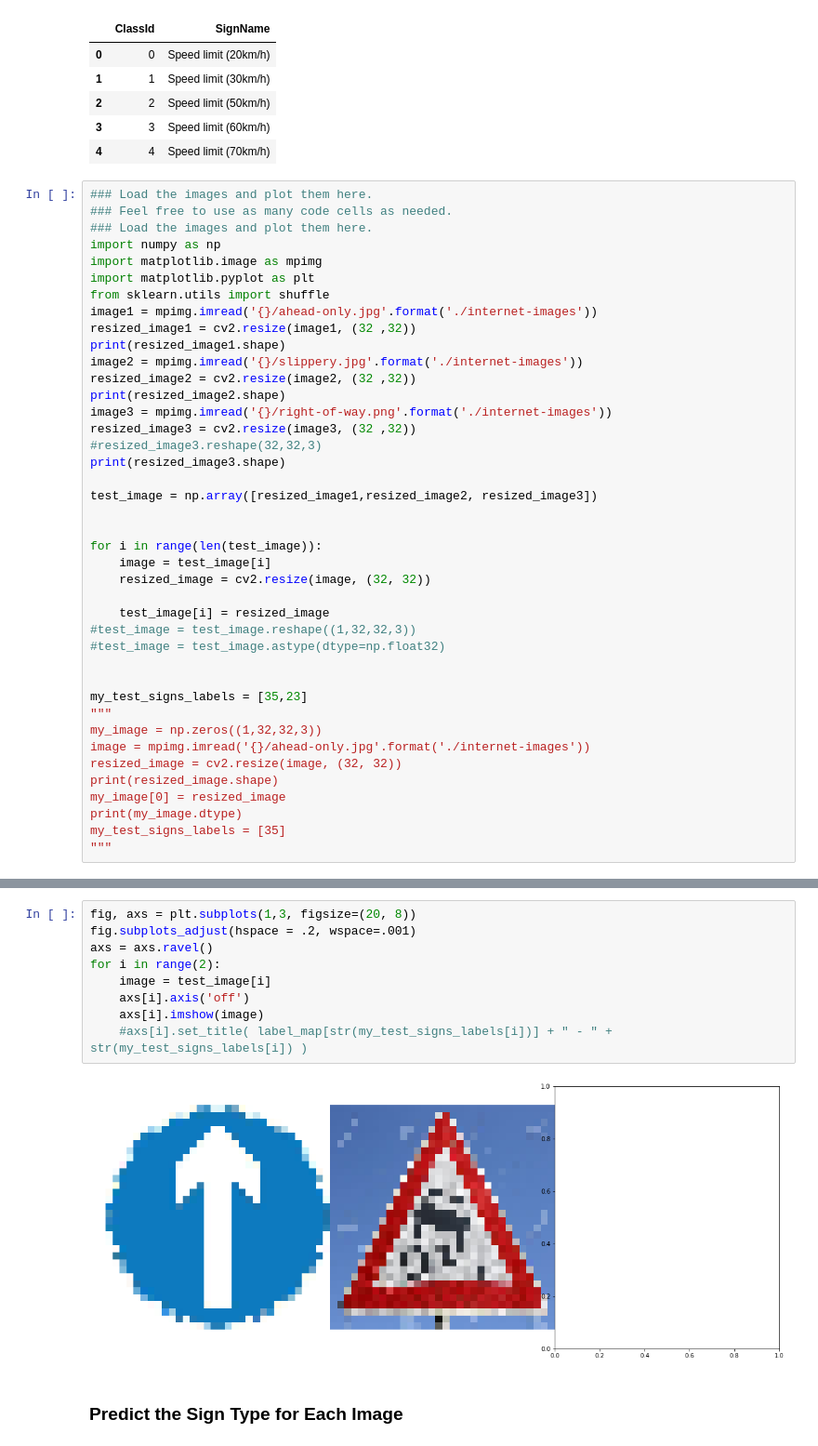
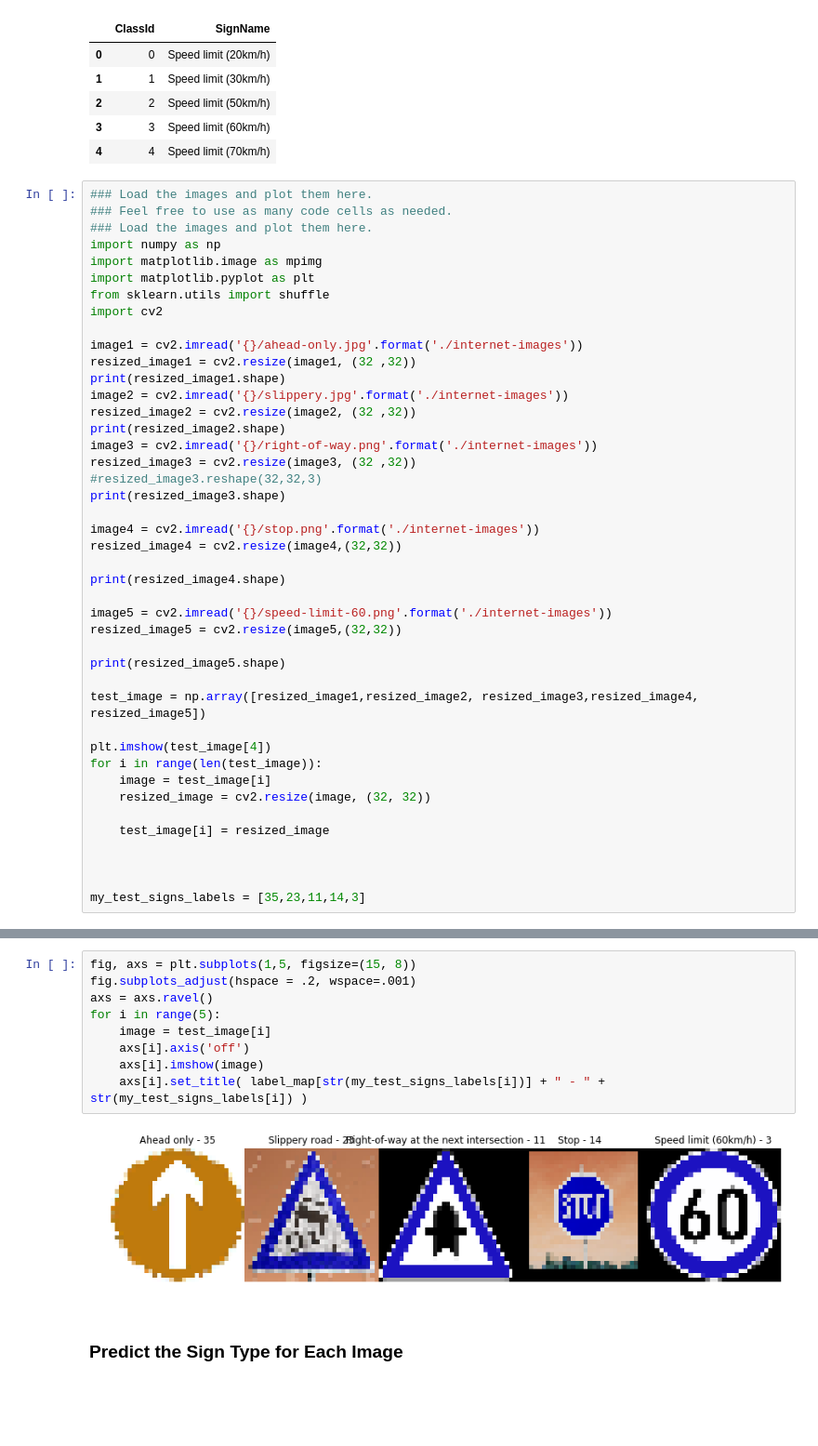
Before and after one commit to ashaik4/Traffic-Sign-Classifier-Project, a Jupyter notebook: Traffic_Sign_Classifier.ipynb, the cells around one changed output, grey strips where cells are left out. Shown: that part at 93% size. Saved outputs shown, nothing was run; the diff lists cells and outputs as text; blank space fills up the shorter version.

```diff
--- a/Traffic_Sign_Classifier.ipynb
+++ b/Traffic_Sign_Classifier.ipynb
@@ -537,39 +537,41 @@ import numpy as np
 import matplotlib.image as mpimg
 import matplotlib.pyplot as plt
 from sklearn.utils import shuffle
-image1 = mpimg.imread('{}/ahead-only.jpg'.format('./internet-images'))
+import cv2
+
+image1 = cv2.imread('{}/ahead-only.jpg'.format('./internet-images'))
 resized_image1 = cv2.resize(image1, (32 ,32))
 print(resized_image1.shape)
-image2 = mpimg.imread('{}/slippery.jpg'.format('./internet-images'))
+image2 = cv2.imread('{}/slippery.jpg'.format('./internet-images'))
 resized_image2 = cv2.resize(image2, (32 ,32))
 print(resized_image2.shape)
-image3 = mpimg.imread('{}/right-of-way.png'.format('./internet-images'))
+image3 = cv2.imread('{}/right-of-way.png'.format('./internet-images'))
 resized_image3 = cv2.resize(image3, (32 ,32))
 #resized_image3.reshape(32,32,3)
 print(resized_image3.shape)
 
-test_image = np.array([resized_image1,resized_image2, resized_image3])
+image4 = cv2.imread('{}/stop.png'.format('./internet-images'))
+resized_image4 = cv2.resize(image4,(32,32))
 
+print(resized_image4.shape)
 
+image5 = cv2.imread('{}/speed-limit-60.png'.format('./internet-images'))
+resized_image5 = cv2.resize(image5,(32,32))
+
+print(resized_image5.shape)
+
+test_image = np.array([resized_image1,resized_image2, resized_image3,resized_image4, resized_image5])
+
+plt.imshow(test_image[4])
 for i in range(len(test_image)):
     image = test_image[i]
     resized_image = cv2.resize(image, (32, 32))
 
     test_image[i] = resized_image
-#test_image = test_image.reshape((1,32,32,3))
-#test_image = test_image.astype(dtype=np.float32)
 
 
-my_test_signs_labels = [35,23]
-"""
-my_image = np.zeros((1,32,32,3))
-image = mpimg.imread('{}/ahead-only.jpg'.format('./internet-images'))
-resized_image = cv2.resize(image, (32, 32))
-print(resized_image.shape)
-my_image[0] = resized_image
-print(my_image.dtype)
-my_test_signs_labels = [35]
-"""
+
+my_test_signs_labels = [35,23,11,14,3]
 # %% [output]
 (32, 32, 3)
 (32, 32, 3)
@@ -578,14 +582,14 @@ ValueError: could not broadcast input array from shape (32,32,3) into shape (32,
 # %%
-fig, axs = plt.subplots(1,3, figsize=(20, 8))
+fig, axs = plt.subplots(1,5, figsize=(15, 8))
 fig.subplots_adjust(hspace = .2, wspace=.001)
 axs = axs.ravel()
-for i in range(2):
+for i in range(5):
     image = test_image[i]
     axs[i].axis('off')
     axs[i].imshow(image)
-    #axs[i].set_title( label_map[str(my_test_signs_labels[i])] + " - " + str(my_test_signs_labels[i]) )
+    axs[i].set_title( label_map[str(my_test_signs_labels[i])] + " - " + str(my_test_signs_labels[i]) )
 # %% [output]
-[figure, old version]
+[figure, new version]
 # %% [markdown]
 ### Predict the Sign Type for Each Image
 # %%
```
Also changed, not shown: parts of 15 cells of this notebook, 3 other files.
